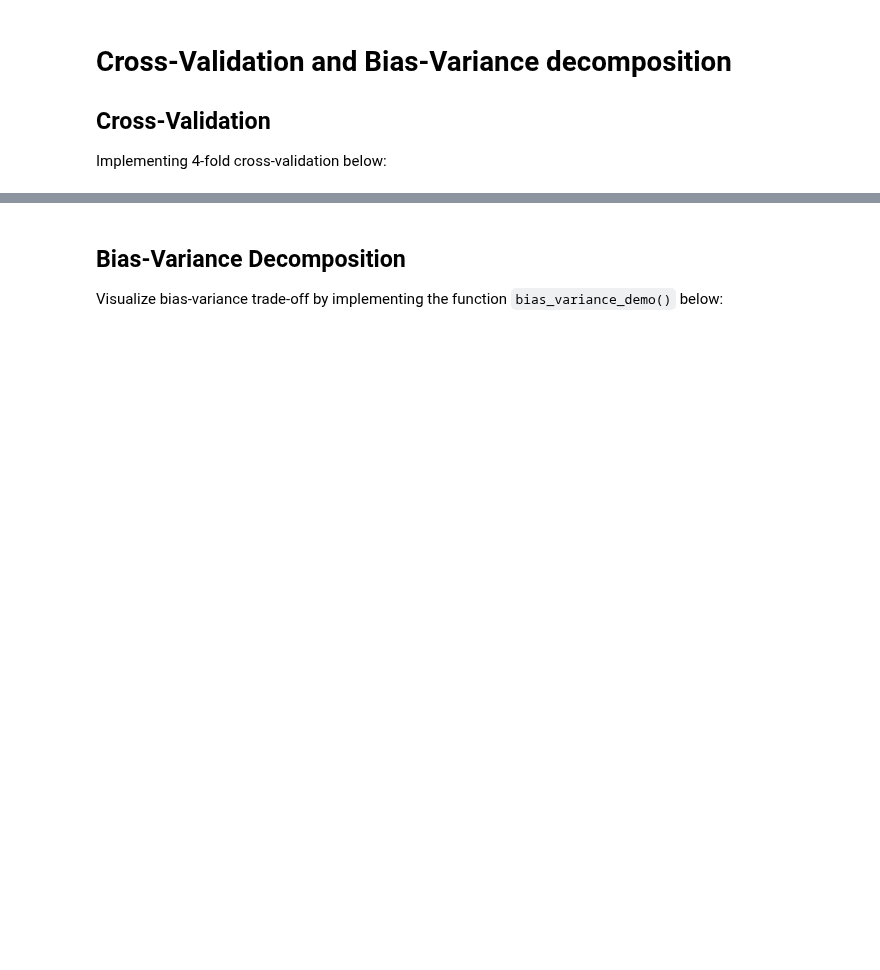
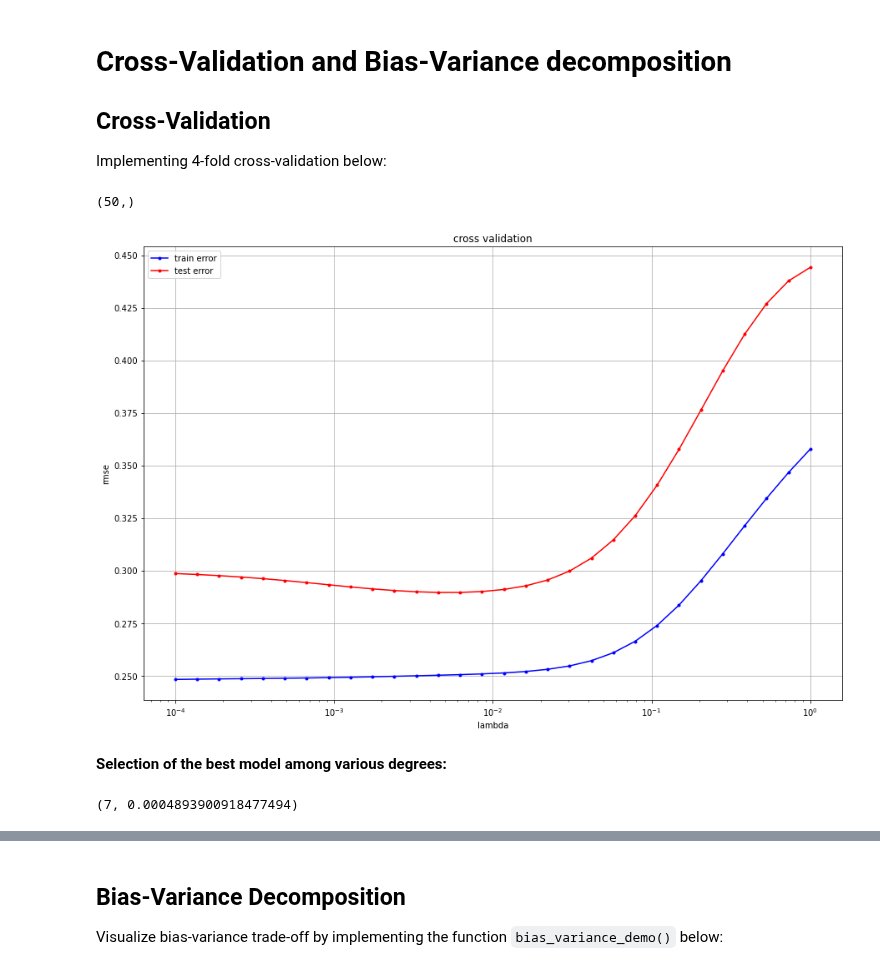
Before and after one commit to epfml/ML_course, a Jupyter notebook: labs/ex04/template/ex04.ipynb, the cells around one changed output, grey strips where cells are left out. Saved outputs shown, nothing was run; the diff lists cells and outputs as text; code cells hidden in the pictures; blank space fills up the shorter version.

```diff
--- a/labs/ex04/template/ex04.ipynb
+++ b/labs/ex04/template/ex04.ipynb
@@ -14,6 +14,10 @@ from helpers import load_data
 
 # load dataset
 x, y = load_data()
+# %%
+x.shape
+# %% [output]
+(50,)
 # %%
 def build_k_indices(y, k_fold, seed):
     """build k indices for k-fold."""
@@ -55,20 +68,33 @@ def cross_validation(y, x, k_indices, k, lambda_, degree):
 # %%
 from plots import cross_validation_visualization
 
 def cross_validation_demo():
     seed = 1
     degree = 7
     k_fold = 4
     lambdas = np.logspace(-4, 0, 30)
     # split data in k fold
     k_indices = build_k_indices(y, k_fold, seed)
     # define lists to store the loss of training data and test data
     rmse_tr = []
     rmse_te = []
     # ***************************************************
-    # INSERT YOUR CODE HERE
-    # cross validation: TODO
+    for lambda_ in lambdas:
+        loss_tr_lambda = []
+        loss_te_lambda = []
+
+        for k in range(k_fold):
+            loss_tr, loss_te, _ = cross_validation(y, x, k_indices, k, lambda_, degree)
+            loss_tr_lambda.append(loss_tr)
+            loss_te_lambda.append(loss_te)
+
+        rmse_tr.append(np.mean(loss_tr_lambda))
+        rmse_te.append(np.mean(loss_te_lambda))
     # ***************************************************
     cross_validation_visualization(lambdas, rmse_tr, rmse_te)
 
 cross_validation_demo()
+# %% [output]
+[figure, added]
+# %% [markdown]
+**Selection of the best model among various degrees:**
@@ -74,0 +132,4 @@ cross_validation_demo()
+# %%
+select_model(y, x, np.arange(2,11), 4, np.logspace(-4, 0, 30))
+# %% [output]
+(7, 0.0004893900918477494)
```
Also changed, not shown: parts of 5 cells of this notebook, 11 other files.
